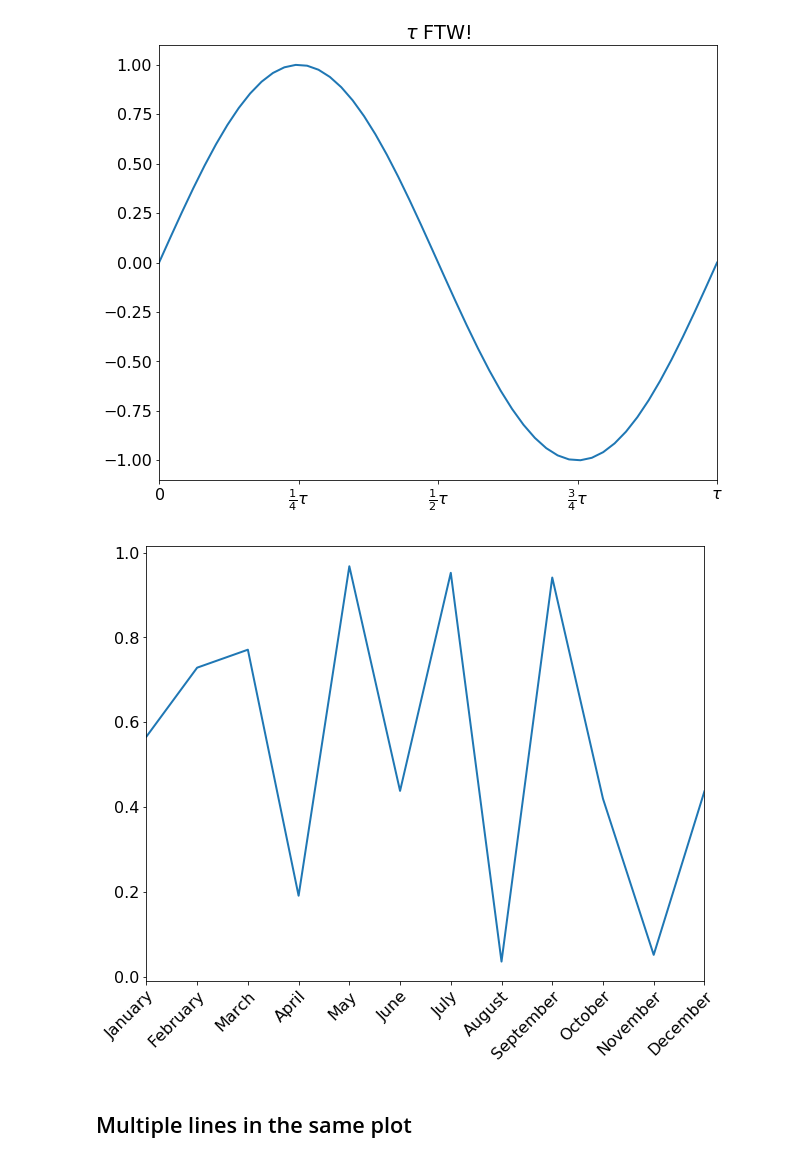
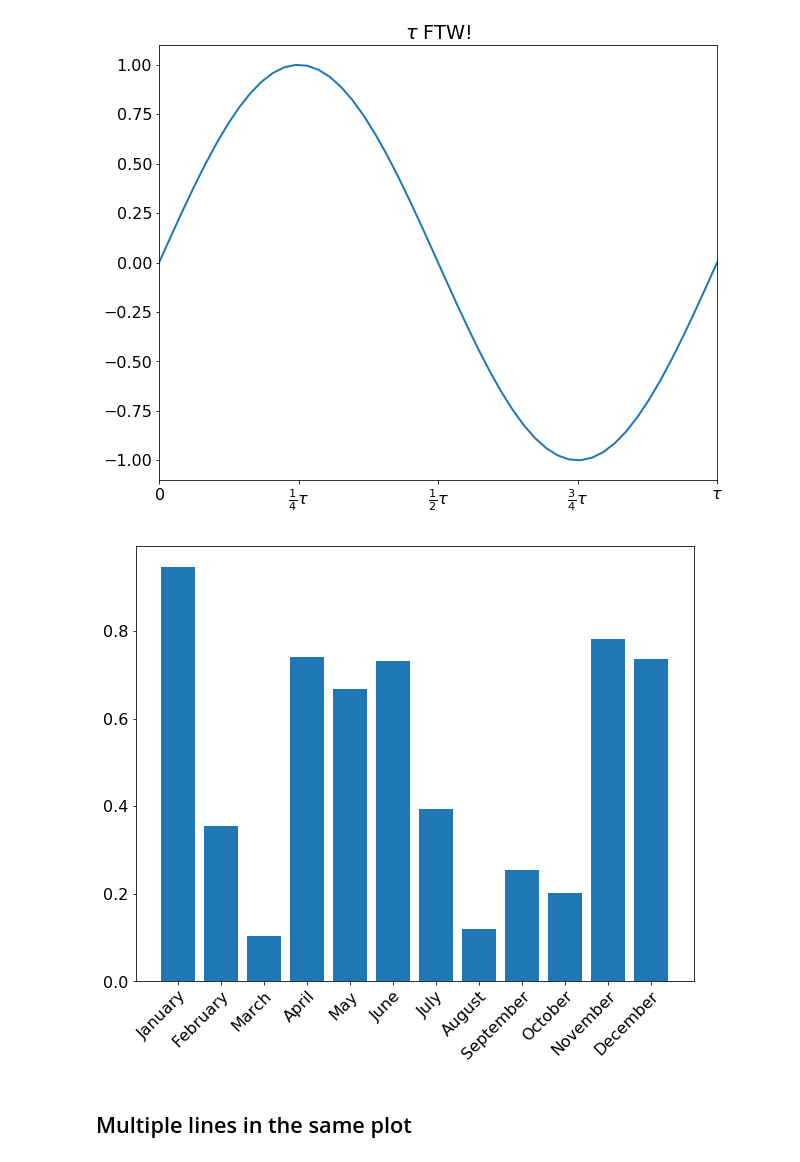
Before and after one commit to Python4AstronomersAndParticlePhysicists/PythonWorkshop-ICE, a Jupyter notebook: notebooks/05_01_matplotlib.ipynb, the cells around one changed output. Drawn from its saved outputs; the diff is of its cells as text; code cells hidden in the pictures.

```diff
--- a/notebooks/05_01_matplotlib.ipynb
+++ b/notebooks/05_01_matplotlib.ipynb
@@ -183,22 +216,29 @@ plt.title(r"$\tau$ FTW!");   # https://tauday.com/tau-manifesto
 # %%
 months = ['January',
           'February',
           'March',
           'April',
           'May',
           'June',
           'July',
           'August',
           'September',
           'October',
           'November',
           'December']
 
-plt.plot(np.arange(12), np.random.rand(12))
-plt.xticks(np.arange(12), months, rotation=45, rotation_mode='anchor', ha='right', va='top')
-plt.xlim(0, 11);
+plt.bar(np.arange(12), np.random.rand(12))
+plt.xticks(
+    np.arange(12),
+    months,
+    rotation=45,
+    rotation_mode='anchor',
+    horizontalalignment='right',  # or ha
+    verticalalignment='top',      # or va
+)
+None
 # %% [output]
-[figure, old version]
+[figure, new version]
 # %% [markdown]
 <a id=multiple_lines></a>
 ## Multiple lines in the same plot
```
Also changed, not shown: parts of 12 cells of this notebook.
